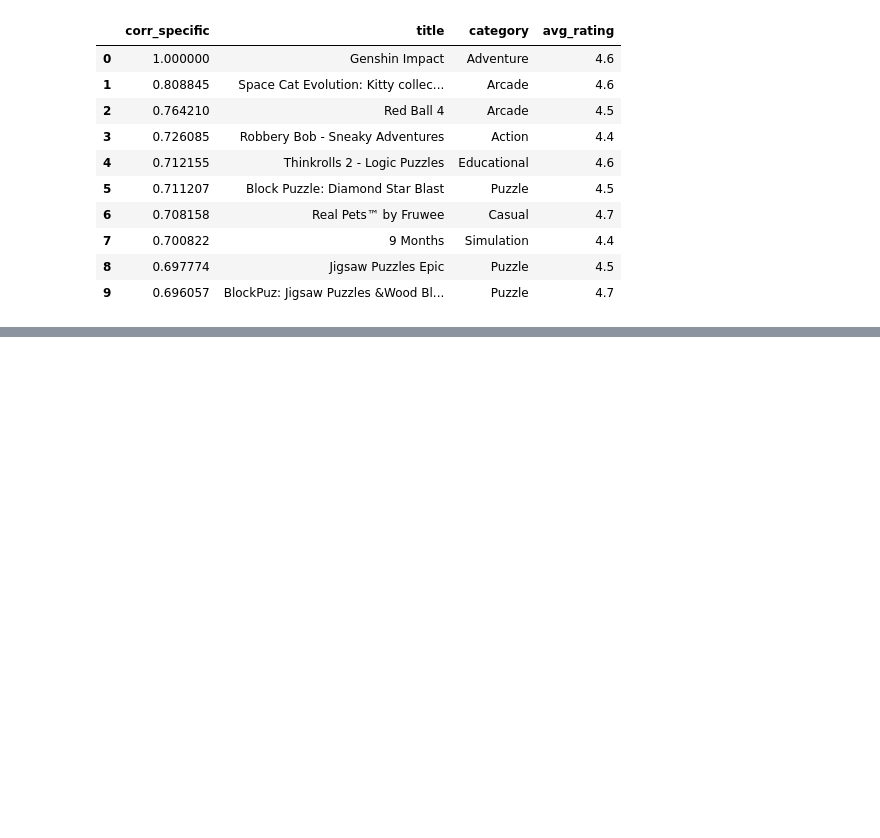
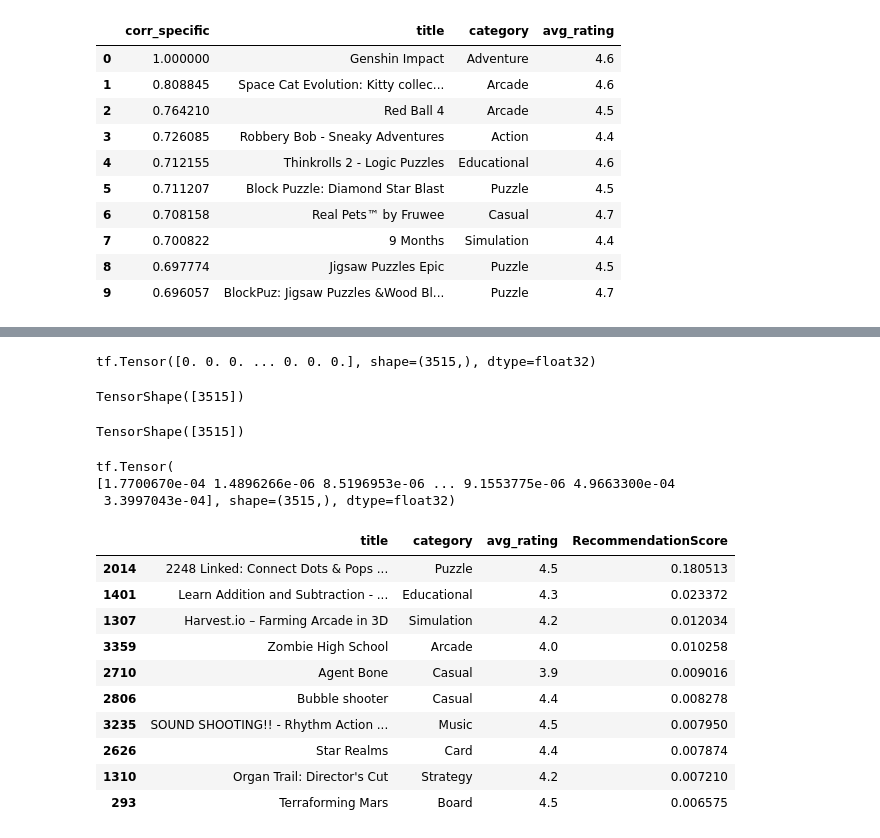
Before and after one commit to hieplk97/Recommendation-For-Games, a Jupyter notebook: jupyter_lab/Data Explorer.ipynb, the cells around one changed output, grey strips where cells are left out. Drawn from its saved outputs; the diff is of its cells as text; code cells hidden in the pictures; blank space fills up the shorter version.

```diff
--- a/jupyter_lab/Data Explorer.ipynb
+++ b/jupyter_lab/Data Explorer.ipynb
@@ -461,0 +626,48 @@ find_similar_games('com.miHoYo.GenshinImpact')
+# %%
+mock_user_id = 215
+# %%
+#Selecting the input user
+inputUser = trX[mock_user_id-1].reshape(1, -1)
+
+inputUser = tf.convert_to_tensor(trX[mock_user_id-1],"float32")
+v0 = inputUser
+
+print(v0)
+v0.shape
+# %% [output]
+tf.Tensor([0. 0. 0. ... 0. 0. 0.], shape=(3515,), dtype=float32)
+TensorShape([3515])
+# %%
+v0test = tf.zeros([visibleUnits], tf.float32)
+v0test.shape
+# %% [output]
+TensorShape([3515])
+# %%
+#Feeding in the user and reconstructing the input
+hh0 = tf.nn.sigmoid(tf.matmul([v0], W) + hb)
+vv1 = tf.nn.sigmoid(tf.matmul(hh0, tf.transpose(W)) + vb)
+rec = vv1
+
+tf.maximum(rec,1)
+for i in vv1:
+    print(i)
+# %% [output]
+tf.Tensor(
+[1.7700670e-04 1.4896266e-06 8.5196953e-06 ... 9.1553775e-06 4.9663300e-04
+ 3.3997043e-04], shape=(3515,), dtype=float32)
+# %%
+scored_games_df_mock = games_data[['title', 'category', 'avg_rating']][games_data['id'].isin(rating_crosstab.columns)]
+scored_games_df_mock = scored_games_df_mock.assign(RecommendationScore = rec[0])
+scored_games_df_mock.sort_values(["RecommendationScore"], ascending=False).head(10)
+# %% [output]
+|  | title | category | avg_rating | RecommendationScore |
+| 2014 | 2248 Linked: Connect Dots & Pops ... | Puzzle | 4.5 | 0.180513 |
+| 1401 | Learn Addition and Subtraction - ... | Educational | 4.3 | 0.023372 |
+| 1307 | Harvest.io – Farming Arcade in 3D | Simulation | 4.2 | 0.012034 |
+| 3359 | Zombie High School | Arcade | 4.0 | 0.010258 |
+| 2710 | Agent Bone | Casual | 3.9 | 0.009016 |
+| 2806 | Bubble shooter | Casual | 4.4 | 0.008278 |
+| 3235 | SOUND SHOOTING!! - Rhythm Action ... | Music | 4.5 | 0.007950 |
+| 2626 | Star Realms | Card | 4.4 | 0.007874 |
+| 1310 | Organ Trail: Director's Cut | Strategy | 4.2 | 0.007210 |
+| 293 | Terraforming Mars | Board | 4.5 | 0.006575 |
```
Also changed, not shown: parts of 16 cells of this notebook.
